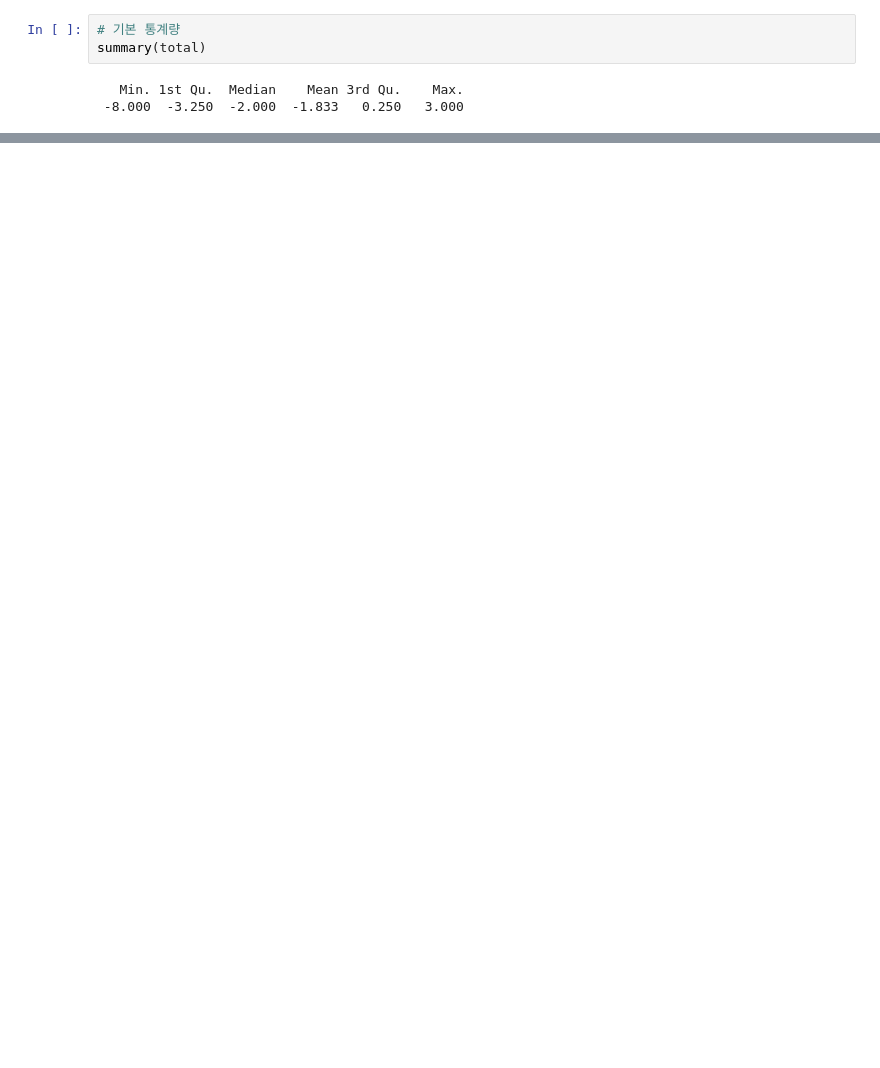
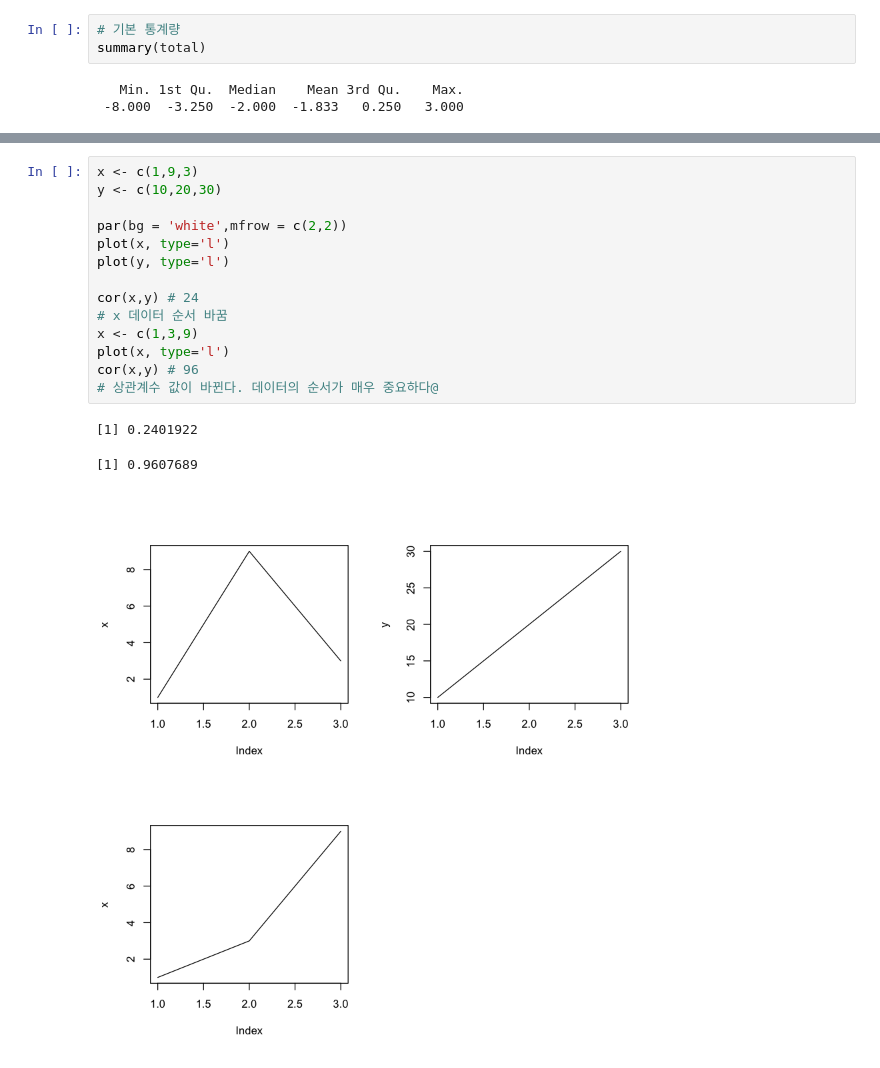
Before and after one commit to monargent0/TJRrrClass, a Jupyter notebook: 13. 기초통계량.ipynb, the cells around one changed output, grey strips where cells are left out. Cells and saved outputs as stored; diff of their text form; blank space fills up the shorter version.

```diff
--- a/13. 기초통계량.ipynb
+++ b/13. 기초통계량.ipynb
@@ -28,0 +33,18 @@ boxplot(total)
+# %%
+x <- c(1,9,3)
+y <- c(10,20,30)
+
+par(bg = 'white',mfrow = c(2,2))
+plot(x, type='l')
+plot(y, type='l')
+
+cor(x,y) # 24
+# x 데이터 순서 바꿈
+x <- c(1,3,9)
+plot(x, type='l')
+cor(x,y) # 96
+# 상관계수 값이 바뀐다. 데이터의 순서가 매우 중요하다@
+# %% [output]
+[1] 0.2401922
+[1] 0.9607689
+[figure, added]
```
Also changed, not shown: parts of 11 cells of this notebook, 1 other file.
